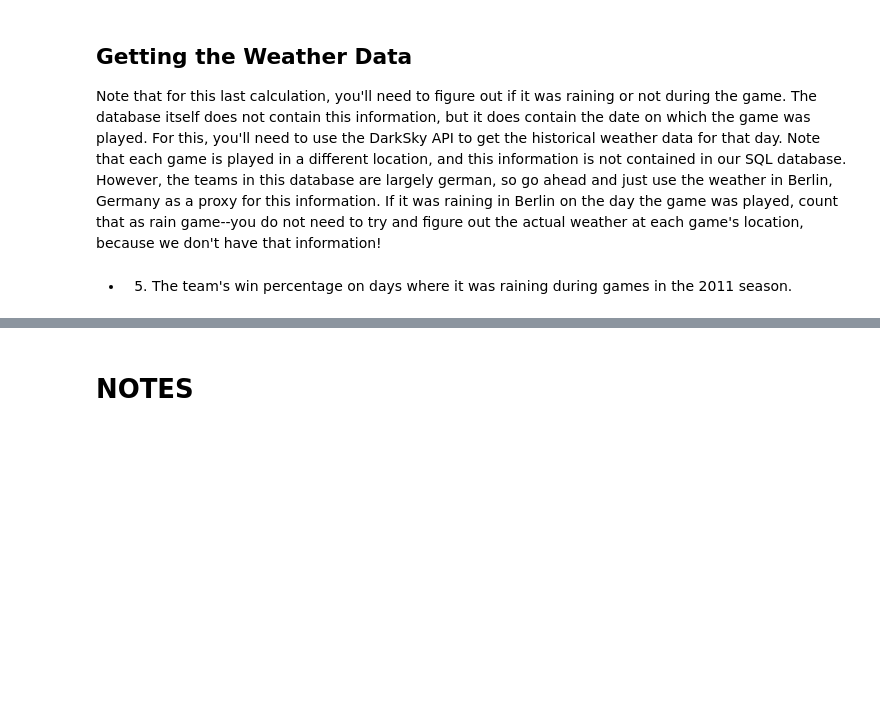
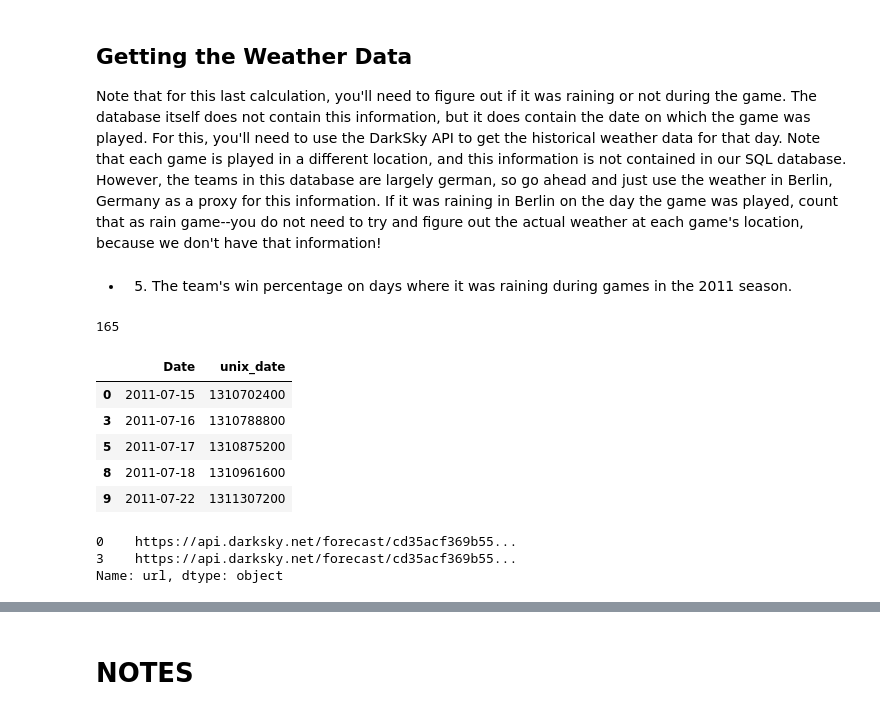
Before and after one commit to phoebetwong/flatiron_mod2proj, a Jupyter notebook: mod2lab_PW_noon.ipynb, the cells around one changed output, grey strips where cells are left out. Cells and saved outputs as stored; diff of their text form; code cells hidden in the pictures; blank space fills up the shorter version.

```diff
--- a/mod2lab_PW_noon.ipynb
+++ b/mod2lab_PW_noon.ipynb
@@ -698,3 +706,21 @@ Text(0.5, 1.0, 'Density Distribution of Total Team Wins and Total Team Losses in
 Note that for this last calculation, you'll need to figure out if it was raining or not during the game. The database itself does not contain this information, but it does contain the date on which the game was played. For this, you'll need to use the DarkSky API to get the historical weather data for that day. Note that each game is played in a different location, and this information is not contained in our SQL database. However, the teams in this database are largely german, so go ahead and just use the weather in Berlin, Germany as a proxy for this information. If it was raining in Berlin on the day the game was played, count that as rain game--you do not need to try and figure out the actual weather at each game's location, because we don't have that information!
 # %% [markdown]
 - 5. The team's win percentage on days where it was raining during games in the 2011 season.
+# %%
+dfd.drop_duplicates(keep='first', inplace=True)
+len(dfd)
+# %% [output]
+165
+# %%
+import datetime
+import time
+#mktime assumes local time zone at 12am, germany is 6 hours ahead so it will be same day (6AM german time)
+dfd['unix_date'] = dfd.Date.apply(lambda s: round(time.mktime(datetime.datetime.strptime(s, "%Y-%m-%d").timetuple())))
+dfd.head()
+# %% [output]
+|  | Date | unix_date |
+| 0 | 2011-07-15 | 1310702400 |
+| 3 | 2011-07-16 | 1310788800 |
+| 5 | 2011-07-17 | 1310875200 |
+| 8 | 2011-07-18 | 1310961600 |
+| 9 | 2011-07-22 | 1311307200 |
@@ -700,0 +737,6 @@ Note that for this last calculation, you'll need to figure out if it was raining
+# %%
+dfdate['url'][0:2]
+# %% [output]
+0    https://api.darksky.net/forecast/cd35acf369b55...
+3    https://api.darksky.net/forecast/cd35acf369b55...
+Name: url, dtype: object
```
Also changed, not shown: parts of 16 cells of this notebook, 2 other files.
